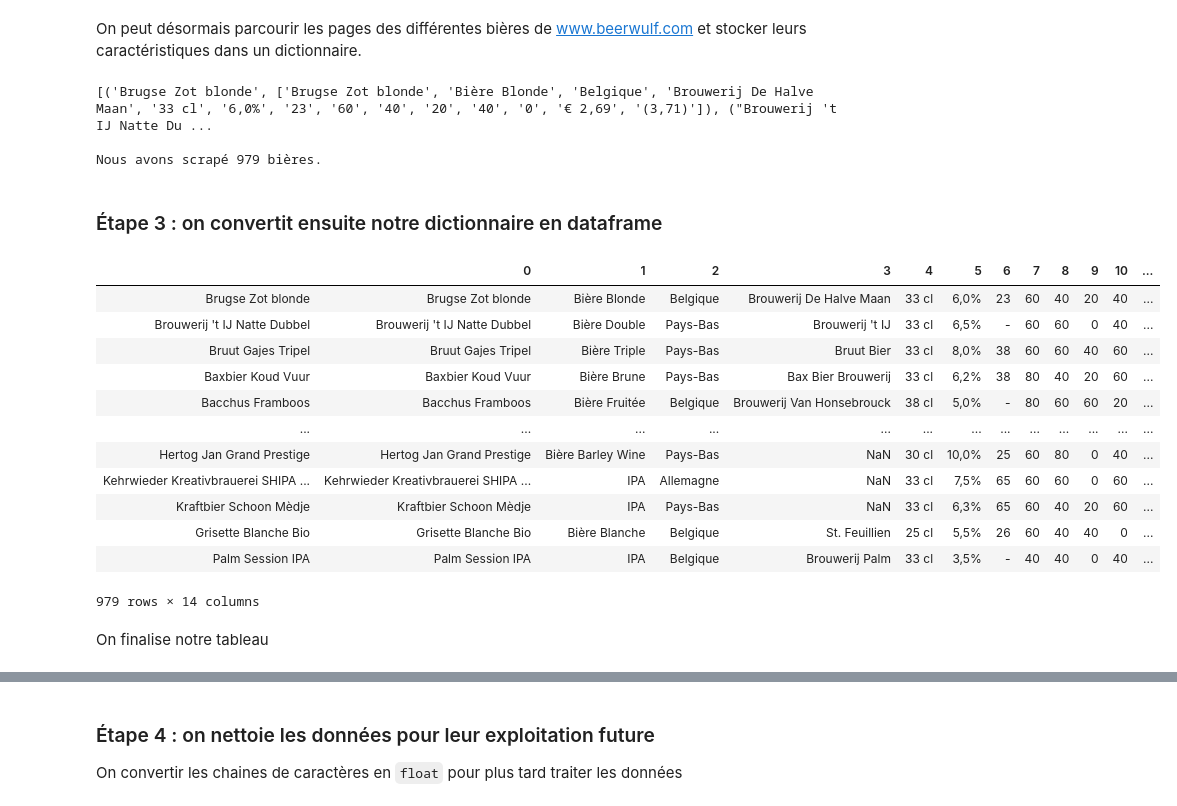
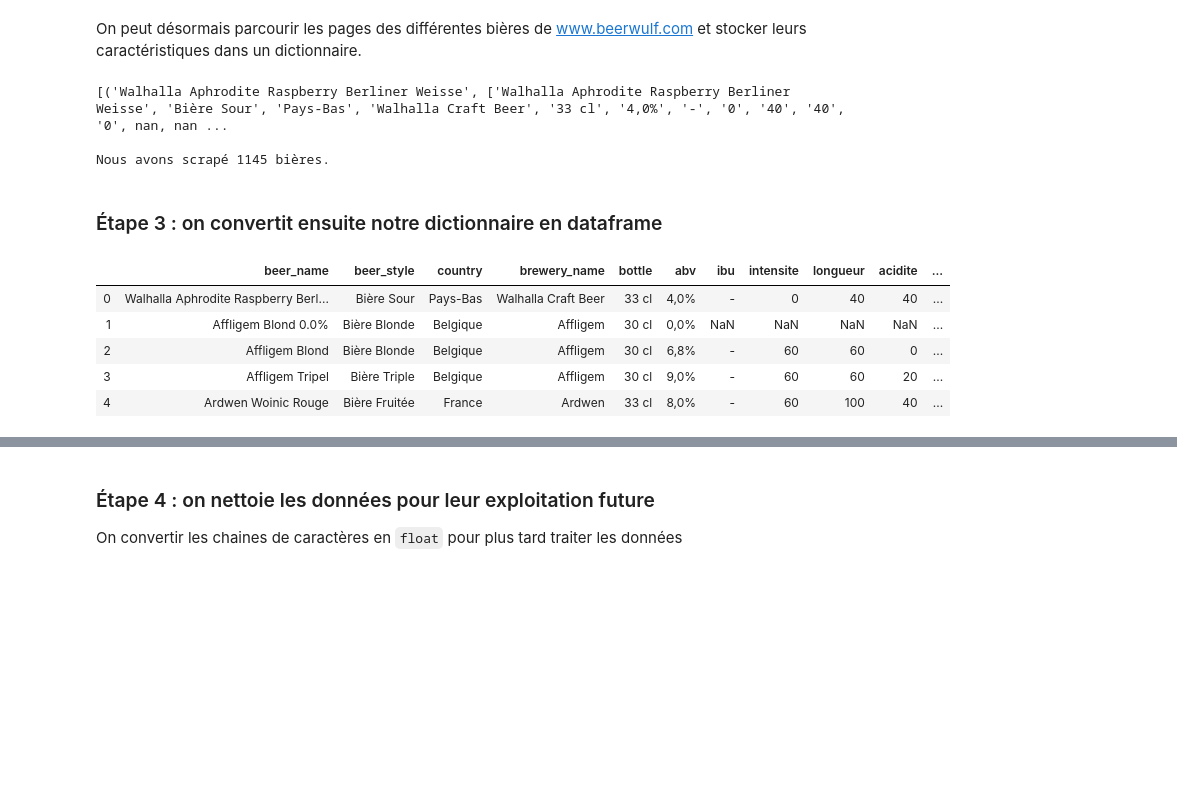
Before and after one commit to rhomain-rangeay/Projet-Python-pour-le-Data-Scientist, a Jupyter notebook: Enrichissement des bases de données.ipynb, the cells around one changed output, grey strips where cells are left out. Cells and saved outputs as stored; diff of their text form; code cells hidden in the pictures; blank space fills up the shorter version.

```diff
--- a/Enrichissement des bases de données.ipynb
+++ b/Enrichissement des bases de données.ipynb
@@ -100,11 +101,10 @@ for i in range(len(liste_urls)):
     longueur = valeur_percent("/html/body/div[1]/div/div[3]/div/div/div/div/div/div[3]/div[2]/div/div[1]/div/div[3]/dd/div")
     acidite = valeur_percent("/html/body/div[1]/div/div[3]/div/div/div/div/div/div[3]/div[2]/div/div[1]/div/div[4]/dd/div")
     amertume = valeur_percent("/html/body/div[1]/div/div[3]/div/div/div/div/div/div[3]/div[2]/div/div[1]/div/div[5]/dd/div")
-    umami = valeur_percent("/html/body/div[1]/div/div[3]/div/div/div/div/div/div[3]/div[2]/div/div[1]/div/div[6]/dd/div")
     price = valeur_text("/html/body/div[1]/div/div[2]/div/div[2]/div/div[1]/div[3]/div[2]/div/span")
     note = valeur_text("/html/body/div[1]/div/div[2]/div/div[2]/div/div[1]/div[3]/div[1]/span")
 
-    liste_caractéristiques = [beer_name, beer_style, country, brewery_name, bottle, abv, ibu, intensite, longueur, acidite, amertume, umami, price, note]
+    liste_caractéristiques = [beer_name, beer_style, country, brewery_name, bottle, abv, ibu, intensite, longueur, acidite, amertume, price, note]
 
     dico_all_beers[beer_name] = liste_caractéristiques
 
@@ -112,27 +112,20 @@ for i in range(len(liste_urls)):
 print(list(dico_all_beers.items())[:5])
 print('\nNous avons scrapé '+str(len(dico_all_beers))+' bières.')
 # %% [output]
-[('Brugse Zot blonde', ['Brugse Zot blonde', 'Bière Blonde', 'Belgique', 'Brouwerij De Halve Maan', '33 cl', '6,0%', '23', '60', '40', '20', '40', '0', '€ 2,69', '(3,71)']), ("Brouwerij 't IJ Natte Du ...
+[('Walhalla Aphrodite Raspberry Berliner Weisse', ['Walhalla Aphrodite Raspberry Berliner Weisse', 'Bière Sour', 'Pays-Bas', 'Walhalla Craft Beer', '33 cl', '4,0%', '-', '0', '40', '40', '0', nan, nan ...
 
-Nous avons scrapé 979 bières.
+Nous avons scrapé 1145 bières.
 # %% [markdown]
 ### Étape 3 : on convertit ensuite notre dictionnaire en dataframe
 # %%
 df_beers = pd.DataFrame.from_dict(dico_all_beers, orient='index') #faire une table à partir d'un dictionnaire
-df_beers
+df_beers.columns = ['beer_name', 'beer_style', 'country', 'brewery_name', 'bottle', 'abv', 'ibu', 'intensite', 'longueur', 'acidite', 'amertume', 'price', 'note']
+df_beers = df_beers.reset_index(drop=True)
+df_beers.head(5)
 # %% [output]
-|  | 0 | 1 | 2 | 3 | 4 | 5 | 6 | 7 | 8 | 9 | 10 | ... |
-| Brugse Zot blonde | Brugse Zot blonde | Bière Blonde | Belgique | Brouwerij De Halve Maan | 33 cl | 6,0% | 23 | 60 | 40 | 20 | 40 | ... |
-| Brouwerij 't IJ Natte Dubbel | Brouwerij 't IJ Natte Dubbel | Bière Double | Pays-Bas | Brouwerij 't IJ | 33 cl | 6,5% | - | 60 | 60 | 0 | 40 | ... |
-| Bruut Gajes Tripel | Bruut Gajes Tripel | Bière Triple | Pays-Bas | Bruut Bier | 33 cl | 8,0% | 38 | 60 | 60 | 40 | 60 | ... |
-| Baxbier Koud Vuur | Baxbier Koud Vuur | Bière Brune | Pays-Bas | Bax Bier Brouwerij | 33 cl | 6,2% | 38 | 80 | 40 | 20 | 60 | ... |
-| Bacchus Framboos | Bacchus Framboos | Bière Fruitée | Belgique | Brouwerij Van Honsebrouck | 38 cl | 5,0% | - | 80 | 60 | 60 | 20 | ... |
-| ... | ... | ... | ... | ... | ... | ... | ... | ... | ... | ... | ... | ... |
-| Hertog Jan Grand Prestige | Hertog Jan Grand Prestige | Bière Barley Wine | Pays-Bas | NaN | 30 cl | 10,0% | 25 | 60 | 80 | 0 | 40 | ... |
-| Kehrwieder Kreativbrauerei SHIPA ... | Kehrwieder Kreativbrauerei SHIPA ... | IPA | Allemagne | NaN | 33 cl | 7,5% | 65 | 60 | 60 | 0 | 60 | ... |
-| Kraftbier Schoon Mèdje | Kraftbier Schoon Mèdje | IPA | Pays-Bas | NaN | 33 cl | 6,3% | 65 | 60 | 40 | 20 | 60 | ... |
-| Grisette Blanche Bio | Grisette Blanche Bio | Bière Blanche | Belgique | St. Feuillien | 25 cl | 5,5% | 26 | 60 | 40 | 40 | 0 | ... |
-| Palm Session IPA | Palm Session IPA | IPA | Belgique | Brouwerij Palm | 33 cl | 3,5% | - | 40 | 40 | 0 | 40 | ... |
+|  | beer_name | beer_style | country | brewery_name | bottle | abv | ibu | intensite | longueur | acidite | ... |
+| 0 | Walhalla Aphrodite Raspberry Berl... | Bière Sour | Pays-Bas | Walhalla Craft Beer | 33 cl | 4,0% | - | 0 | 40 | 40 | ... |
+| 1 | Affligem Blond 0.0% | Bière Blonde | Belgique | Affligem | 30 cl | 0,0% | NaN | NaN | NaN | NaN | ... |
+| 2 | Affligem Blond | Bière Blonde | Belgique | Affligem | 30 cl | 6,8% | - | 60 | 60 | 0 | ... |
+| 3 | Affligem Tripel | Bière Triple | Belgique | Affligem | 30 cl | 9,0% | - | 60 | 60 | 20 | ... |
+| 4 | Ardwen Woinic Rouge | Bière Fruitée | France | Ardwen | 33 cl | 8,0% | - | 60 | 100 | 40 | ... |
-979 rows × 14 columns
-# %% [markdown]
-On finalise notre tableau
```
Also changed, not shown: parts of 16 cells of this notebook, 1 other file.
